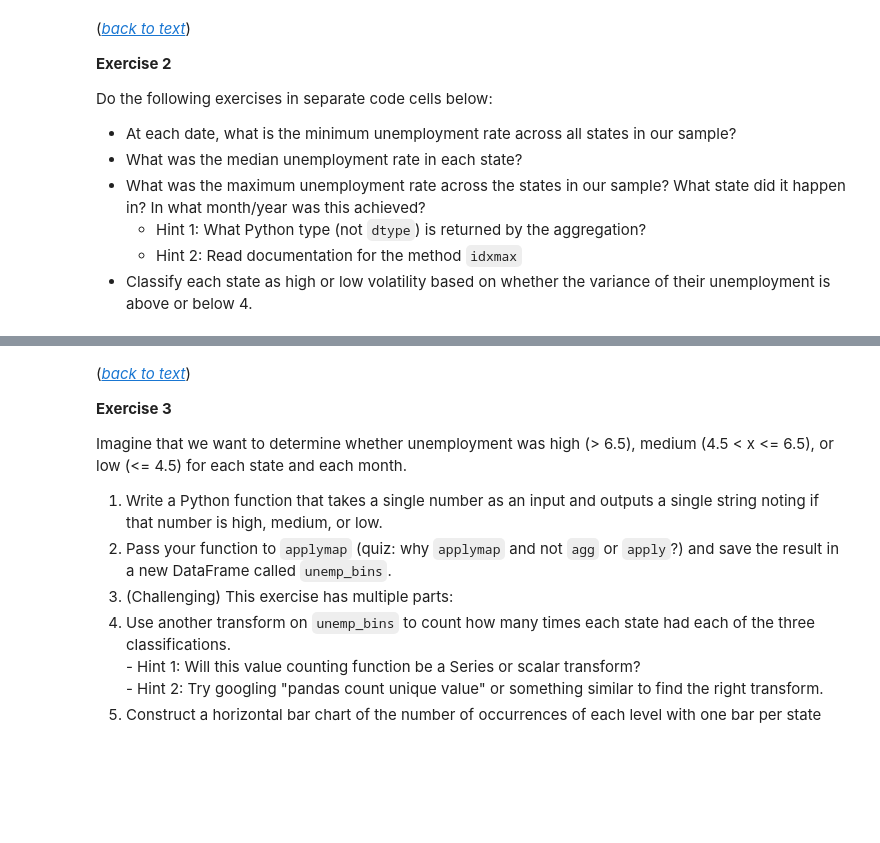
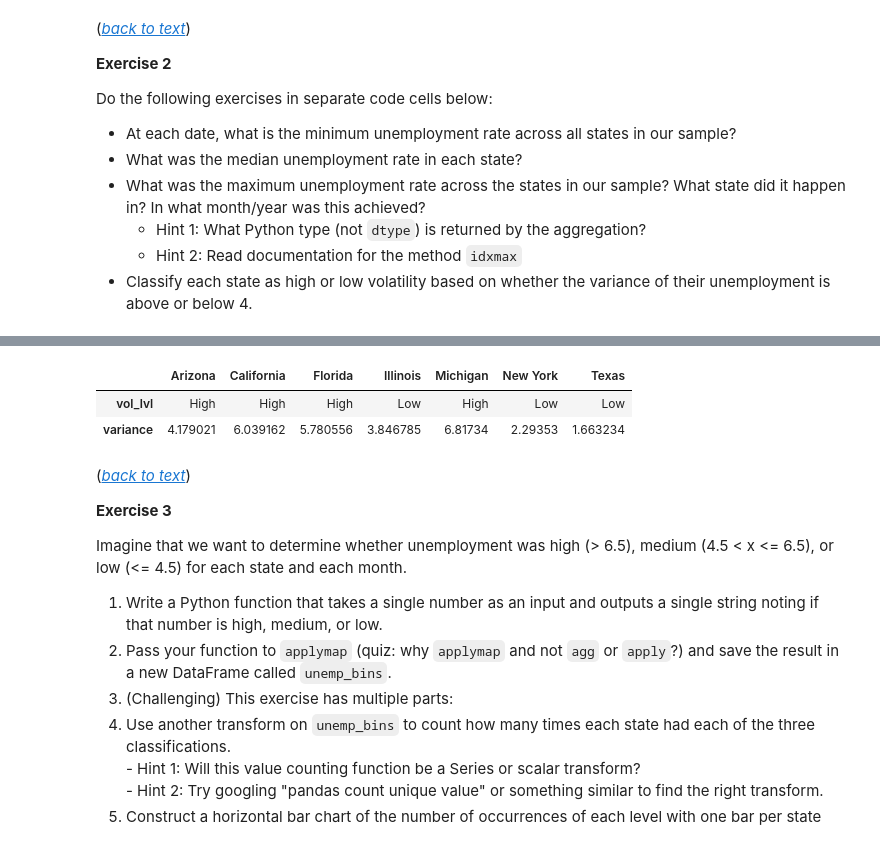
Before and after one commit to mhvu2023/PRL-SP21, a Jupyter notebook: pandas_basicfunctionality.ipynb, the cells around one changed output, grey strips where cells are left out. Cells and saved outputs as stored; diff of their text form; code cells hidden in the pictures; blank space fills up the shorter version.

```diff
--- a/pandas_basicfunctionality.ipynb
+++ b/pandas_basicfunctionality.ipynb
@@ -834,3 +137,24 @@ dtype: object
+# %%
+# Exercise 2.3
+# Use var function for DataFrame and conditional to tag each column as high or low
+
+def vol_lvl(s) :
+    if s.var() > 4:
+        out = "High"
+    else:
+        out = "Low"
+
+    return out
+
+# Getter function for variance to compare side-by-side in the aggregation
+def variance(s) :
+    return s.var()
+
+unemp.agg([vol_lvl, variance])
+# %% [output]
+|  | Arizona | California | Florida | Illinois | Michigan | New York | Texas |
+| vol_lvl | High | High | High | Low | High | Low | Low |
+| variance | 4.179021 | 6.039162 | 5.780556 | 3.846785 | 6.81734 | 2.29353 | 1.663234 |
 # %% [markdown]
 ([*back to text*](https://datascience.quantecon.org/#exercise-1))
 
```
Also changed, not shown: parts of 87 cells of this notebook, 2 other files.
